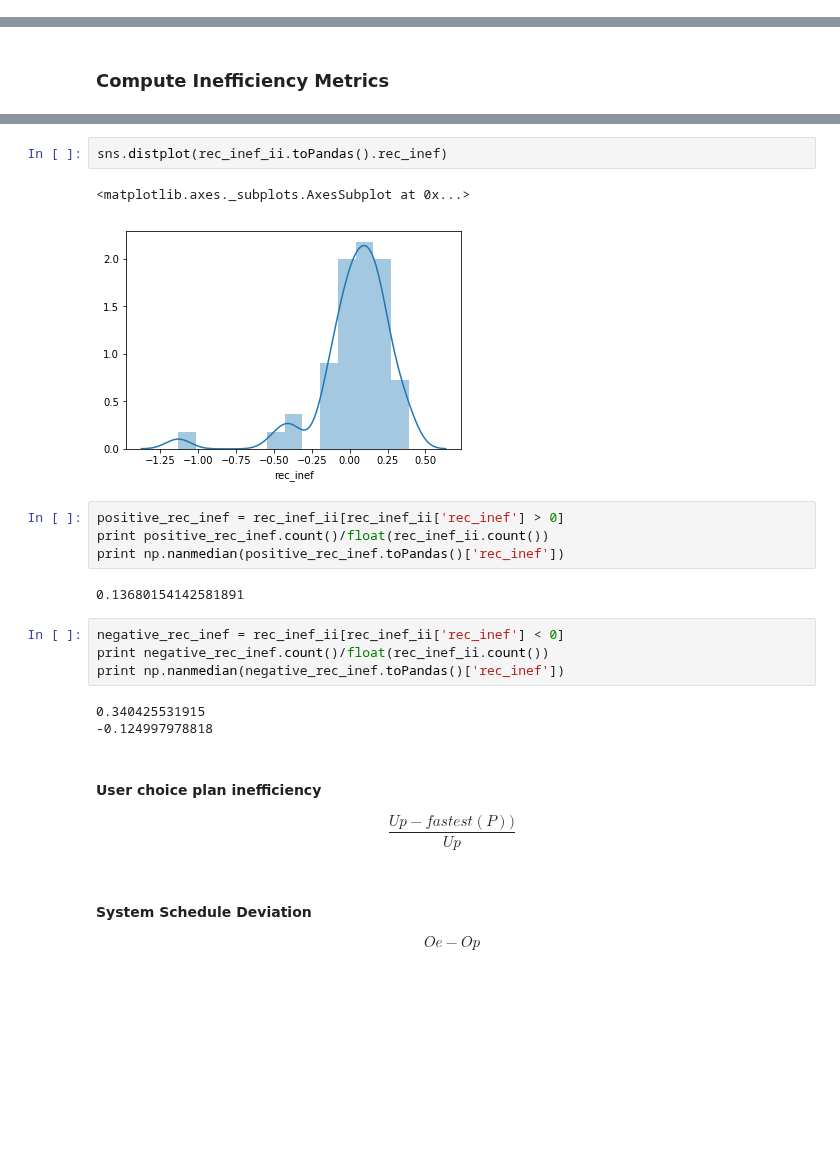
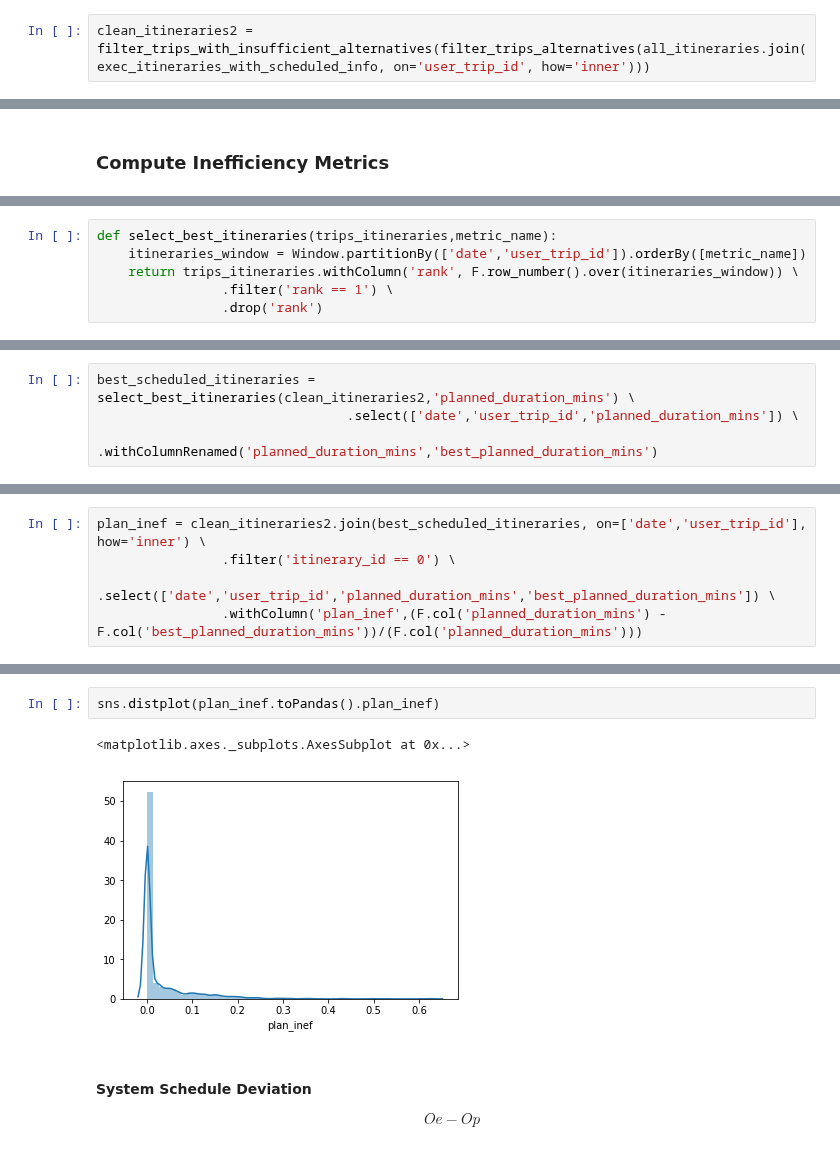
Before and after one commit to tarcisobraz/trips-optimality-exp, a Jupyter notebook: inefficiency-analysis.ipynb, the cells around one changed output, grey strips where cells are left out. Drawn from its saved outputs; the diff is of its cells as text; blank space fills up the shorter version.

```diff
--- a/inefficiency-analysis.ipynb
+++ b/inefficiency-analysis.ipynb
@@ -284,0 +357,2 @@ printdf(all_itineraries)
+# %%
+clean_itineraries2 = filter_trips_with_insufficient_alternatives(filter_trips_alternatives(all_itineraries.join(exec_itineraries_with_scheduled_info, on='user_trip_id', how='inner')))
@@ -370,0 +408,6 @@ $$
+# %%
+def select_best_itineraries(trips_itineraries,metric_name):
+    itineraries_window = Window.partitionBy(['date','user_trip_id']).orderBy([metric_name])
+    return trips_itineraries.withColumn('rank', F.row_number().over(itineraries_window)) \
+                .filter('rank == 1') \
+                .drop('rank')
@@ -493,0 +536,4 @@ printdf(rec_inef_ii)
+# %%
+best_scheduled_itineraries = select_best_itineraries(clean_itineraries2,'planned_duration_mins') \
+                                .select(['date','user_trip_id','planned_duration_mins']) \
+                                .withColumnRenamed('planned_duration_mins','best_planned_duration_mins')
@@ -493,0 +554,5 @@ printdf(rec_inef_ii)
+# %%
+plan_inef = clean_itineraries2.join(best_scheduled_itineraries, on=['date','user_trip_id'], how='inner') \
+                .filter('itinerary_id == 0') \
+                .select(['date','user_trip_id','planned_duration_mins','best_planned_duration_mins']) \
+                .withColumn('plan_inef',(F.col('planned_duration_mins') - F.col('best_planned_duration_mins'))/(F.col('planned_duration_mins')))
@@ -494,28 +573,8 @@ printdf(rec_inef_ii)
 # %%
-sns.distplot(rec_inef_ii.toPandas().rec_inef)
+sns.distplot(plan_inef.toPandas().plan_inef)
 # %% [output]
 <matplotlib.axes._subplots.AxesSubplot at 0x...>
-[figure, old version]
+[figure, new version]
-# %%
-positive_rec_inef = rec_inef_ii[rec_inef_ii['rec_inef'] > 0]
-print positive_rec_inef.count()/float(rec_inef_ii.count())
-print np.nanmedian(positive_rec_inef.toPandas()['rec_inef'])
-# %% [output]
-0.13680154142581891
-# %%
-negative_rec_inef = rec_inef_ii[rec_inef_ii['rec_inef'] < 0]
-print negative_rec_inef.count()/float(rec_inef_ii.count())
-print np.nanmedian(negative_rec_inef.toPandas()['rec_inef'])
-# %% [output]
-0.340425531915
--0.124997978818
-# %% [markdown]
-#### User choice plan inefficiency
-$$
-\begin{equation*}
-    \frac{Up - fastest(P))}{Up}
-\end{equation*}
-$$
 # %% [markdown]
 #### System Schedule Deviation
 $$
```
Also changed, not shown: parts of 51 cells of this notebook.
